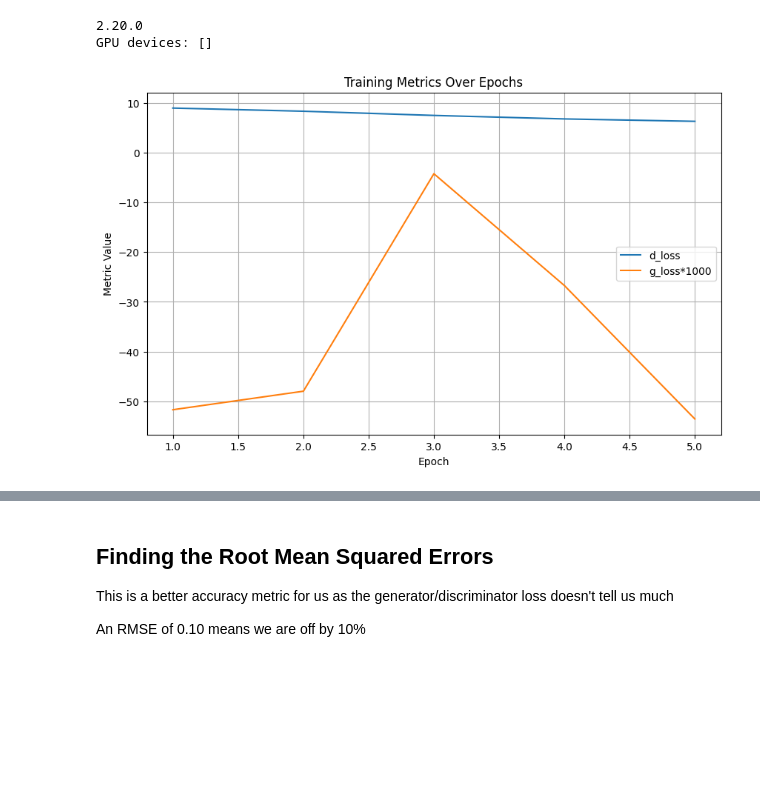
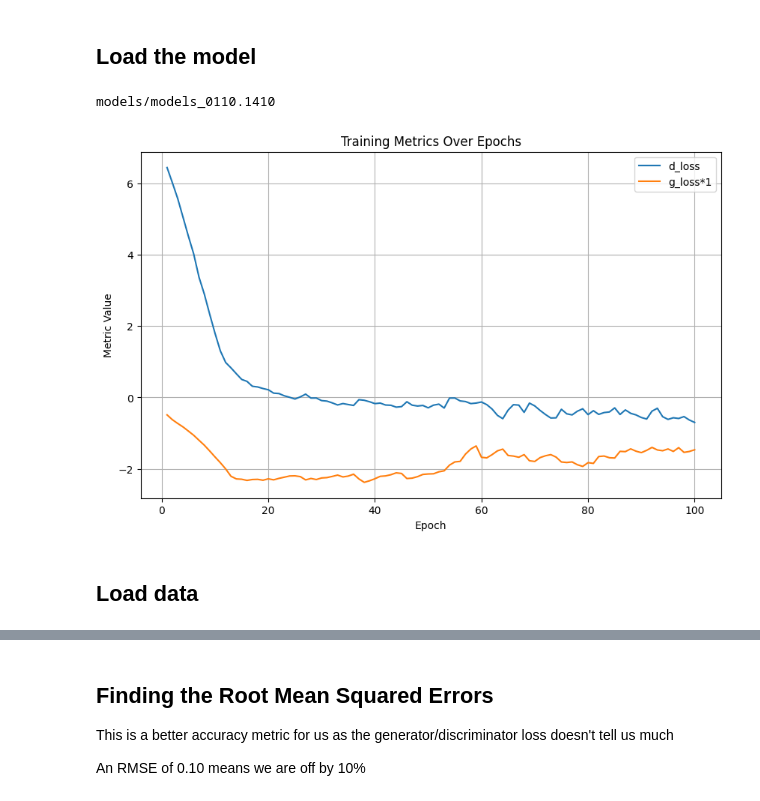
Before and after one commit to adam-milner1/Schro-horse, a Jupyter notebook: model_test.ipynb, the cells around one changed output, grey strips where cells are left out. Saved outputs shown, nothing was run; the diff lists cells and outputs as text; code cells hidden in the pictures; blank space fills up the shorter version.

Commit message:
updated test functions

```diff
--- a/model_test.ipynb
+++ b/model_test.ipynb
@@ -1,37 +1,27 @@
 # %%
-import tensorflow as tf
 import numpy as np
-import matplotlib.pyplot as plt
-import os
-from tensorflow.keras import (
-    layers,
-    models,
-    callbacks,
-    losses,
-    utils,
-    metrics,
-    optimizers,
-)
-from functions.model3 import GAN
-import datetime
-import json
-from qiskit.circuit import ParameterVector
+import pandas as pd
 from functions.data_preperation import process_model_data
 from functions.q_generator import two_qubit_circuit_tickers
-from functions.model_test import plot_training_metrics, get_latest_model_path, calculate_rmse, infer_parameter_groups, plot_rmse_per_epoch
+from functions.model_test import plot_training_metrics, get_latest_model_path, calculate_rmse, plot_rmse_per_epoch, generate_data, compare_tickers_scatter
+from qiskit.providers.fake_provider import GenericBackendV2
+from sklearn.metrics import mean_squared_error
-# %% [output]
-2.20.0
-GPU devices: []
+# %% [markdown]
+## Load the model
 # %%
 model_directory ="models/"
 latest_model_path = get_latest_model_path(model_directory)
-#latest_model_path="models/models_2809.1230"
+print(latest_model_path)
+# %% [output]
+models/models_0110.1410
+# %%
+plot_training_metrics(f"{latest_model_path}/logs", generator_loss_scaling=1)
+# %% [output]
+[figure, added]
 # %%
 targets = ["OC_next", "CO_next"]
 features = ["Close", "High", "Low", "Open", "Volume", "MACD", "Signal_Line", "EMA_20"]
 tickers = ['GOOG','AAPL','MSFT','AMZN']
-# %%
-plot_training_metrics(f"{latest_model_path}/logs", generator_loss_scaling=1000)
-# %% [output]
-[figure, removed]
+# %% [markdown]
+## Load data
 # %%
```
Also changed, not shown: parts of 27 cells of this notebook, 1 other file.
